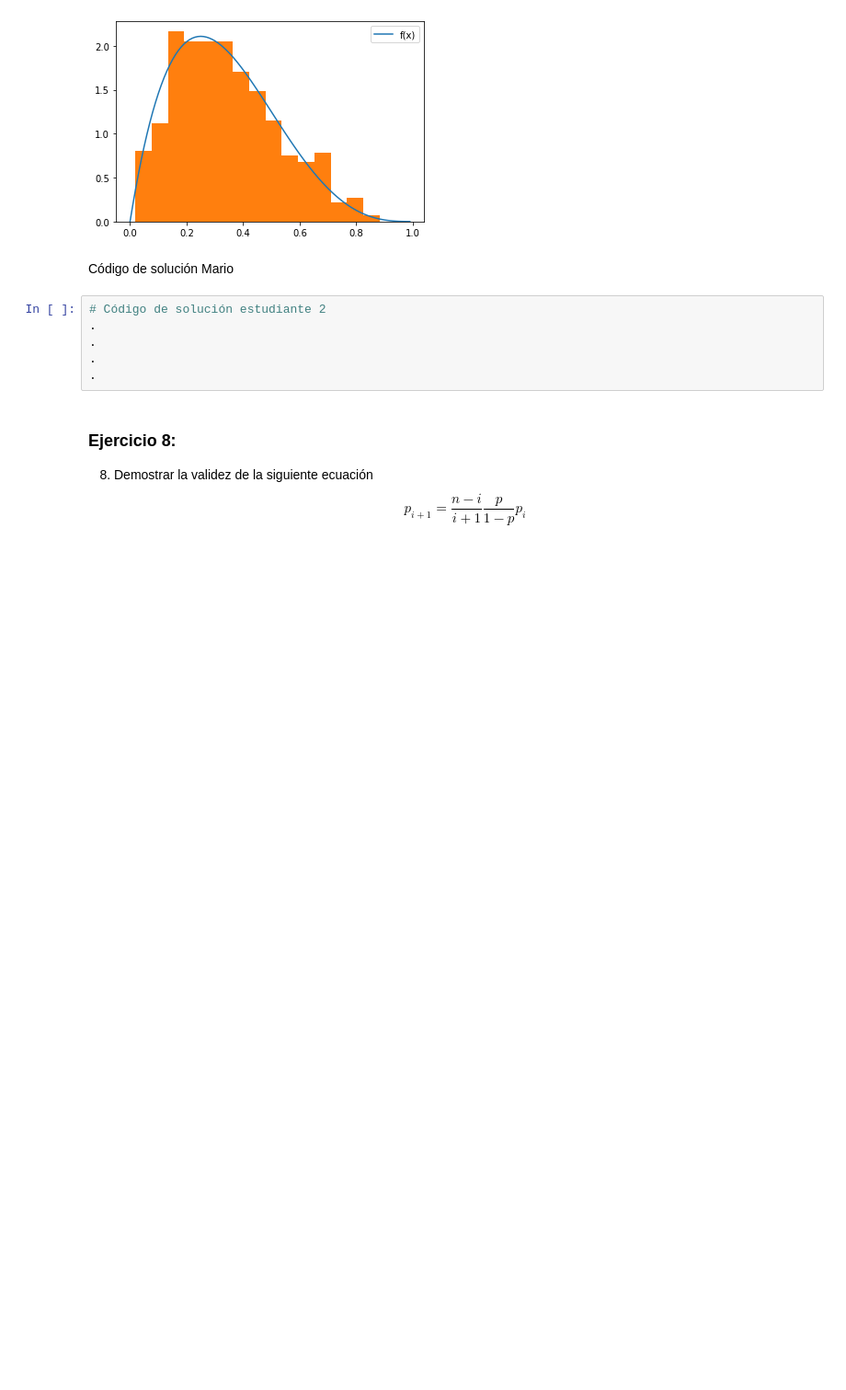
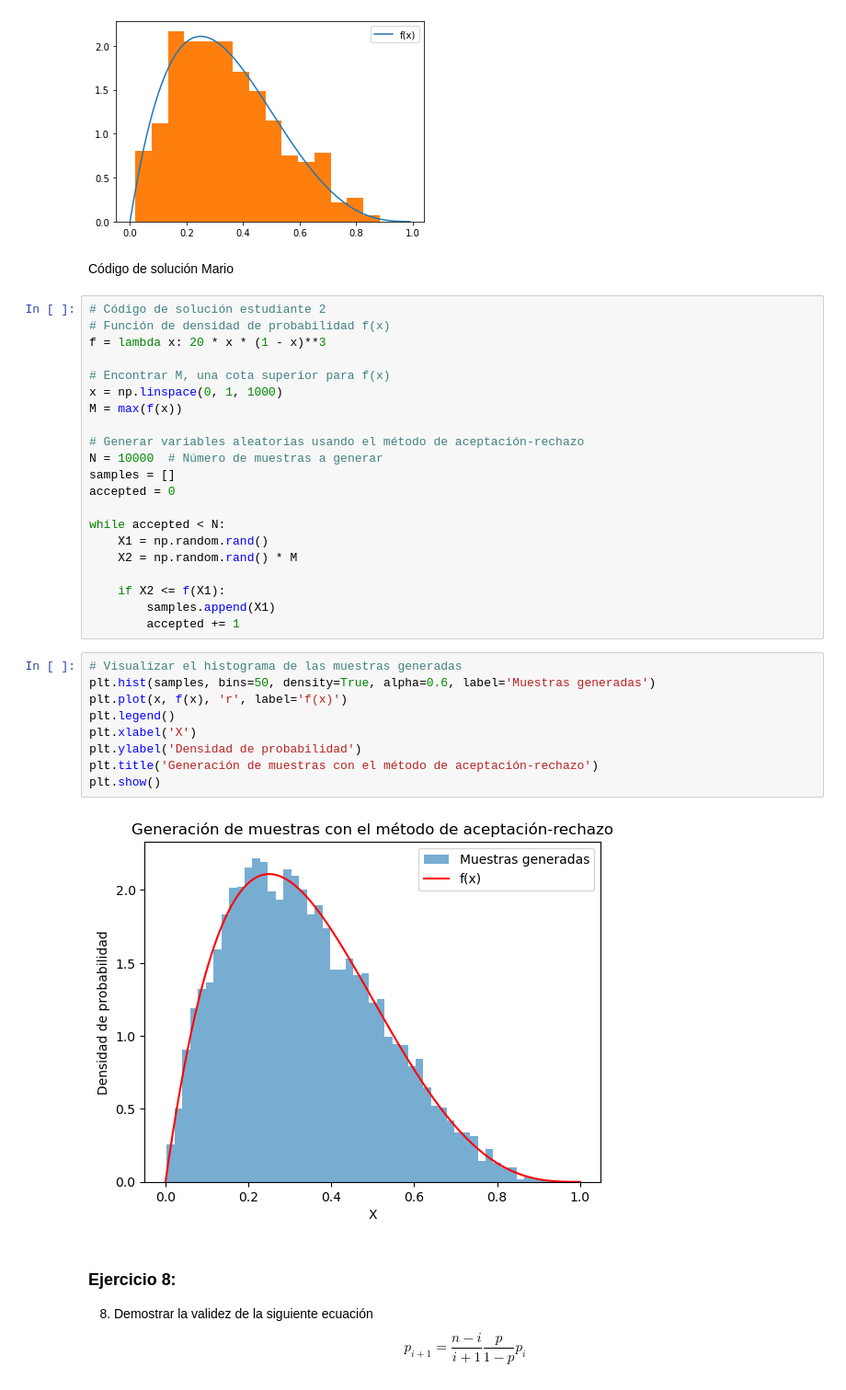
Before and after one commit to aluisaespinoza1/ProyectoConjunto_ALEspinoza_MAGarcia, a Jupyter notebook: Tarea_5.ipynb, the cells around one changed output. Shown at 92% size. Drawn from its saved outputs; the diff is of its cells as text; blank space fills up the shorter version.

```diff
--- a/Tarea_5.ipynb
+++ b/Tarea_5.ipynb
@@ -300,12 +436,38 @@ plt.hist(var_aleatoria, bins=15, density=True);
 [figure]
 # %% [markdown]
 Código de solución Mario
-# %%
-# Código de solución estudiante 2
-.
-.
-.
-.
+# %%
+# Código de solución estudiante 2
+# Función de densidad de probabilidad f(x)
+f = lambda x: 20 * x * (1 - x)**3
+
+# Encontrar M, una cota superior para f(x)
+x = np.linspace(0, 1, 1000)
+M = max(f(x))
+
+# Generar variables aleatorias usando el método de aceptación-rechazo
+N = 10000  # Número de muestras a generar
+samples = []
+accepted = 0
+
+while accepted < N:
+    X1 = np.random.rand()
+    X2 = np.random.rand() * M
+
+    if X2 <= f(X1):
+        samples.append(X1)
+        accepted += 1
+# %%
+# Visualizar el histograma de las muestras generadas
+plt.hist(samples, bins=50, density=True, alpha=0.6, label='Muestras generadas')
+plt.plot(x, f(x), 'r', label='f(x)')
+plt.legend()
+plt.xlabel('X')
+plt.ylabel('Densidad de probabilidad')
+plt.title('Generación de muestras con el método de aceptación-rechazo')
+plt.show()
+# %% [output]
+[figure, added]
 # %% [markdown]
 ### Ejercicio 8:
 8. Demostrar la validez de la siguiente ecuación
```
Also changed, not shown: parts of 21 cells of this notebook.
